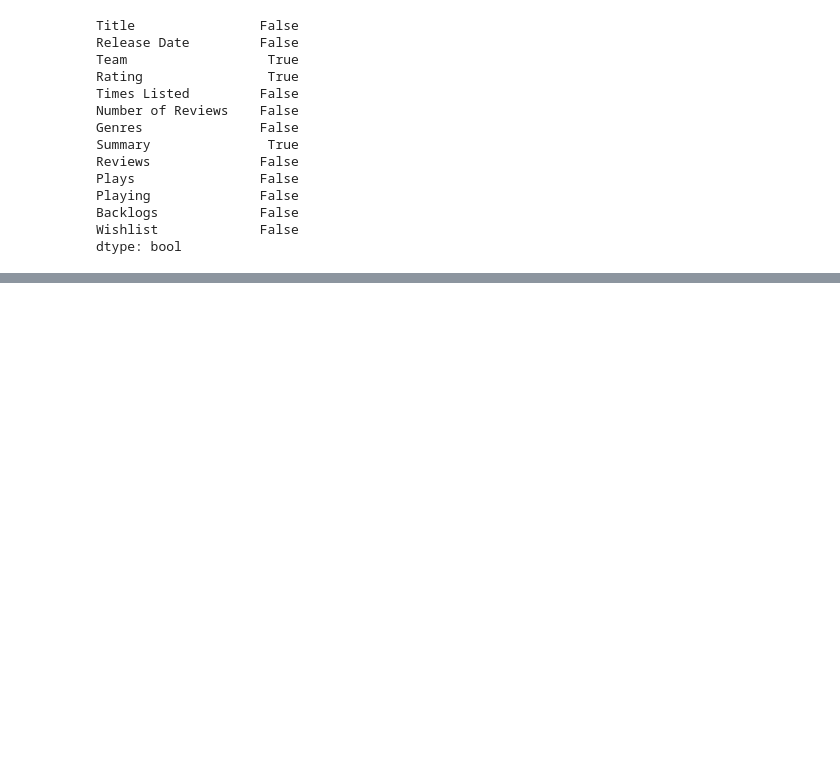
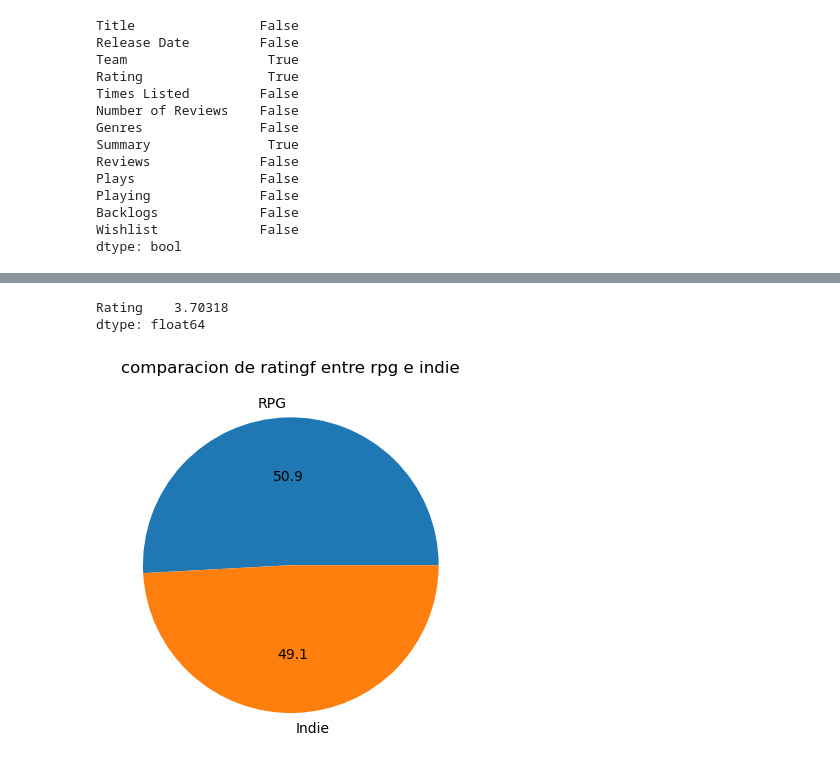
Before and after one commit to germanseiya/Python-2026, a Jupyter notebook: Jupyter/04-pandas.ipynb, the cells around one changed output, grey strips where cells are left out. Saved outputs shown, nothing was run; the diff lists cells and outputs as text; code cells hidden in the pictures; blank space fills up the shorter version.

```diff
--- a/Jupyter/04-pandas.ipynb
+++ b/Jupyter/04-pandas.ipynb
@@ -117,0 +191,3 @@ datos_sin_nulos
+# %%
+promedioRPG = datosRPG[['Rating']]
+promRPG = promedioRPG.mean()
@@ -117,0 +199,8 @@ datos_sin_nulos
+# %%
+def filtro_indie(genres):
+    return 'Indie' in genres
+
+datosIndie = datos_sin_nulos[datos_sin_nulos['Genres'].apply(filtro_indie)]
+
+nombreIndie = datosIndie[['Title', 'Rating']]
+nombreIndie.head(20)
@@ -117,0 +226,16 @@ datos_sin_nulos
+# %%
+promedioIndie = datosIndie[['Rating']]
+promIndie = promedioIndie.mean()
+# %%
+promIndie
+# %% [output]
+Rating    3.70318
+dtype: float64
+# %%
+dataset_promedio = pd.DataFrame({'Genero': ['RPG', 'Indie'], 'promedio':[promRPG, promIndie]})
+# %%
+plt.pie(dataset_promedio['promedio'], labels=dataset_promedio['Genero'], autopct='%1.1f')
+plt.title("comparacion de ratingf entre rpg e indie")
+plt.show()
+# %% [output]
+[figure, added]
```
Also changed, not shown: parts of 7 cells of this notebook.
